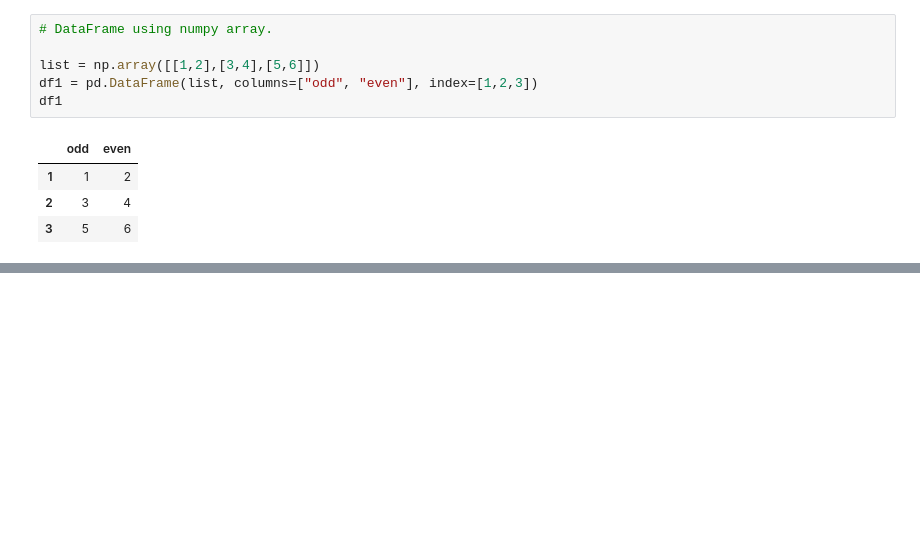
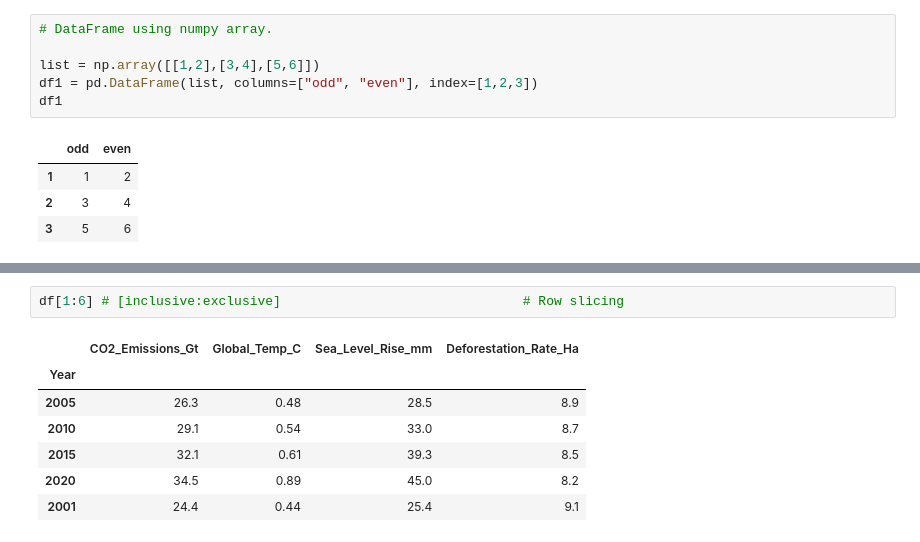
Before and after one commit to sarthakbwj/TrendTact_Py, a Jupyter notebook: pandas_basics.ipynb, the cells around one changed output, grey strips where cells are left out. Drawn from its saved outputs; the diff is of its cells as text; blank space fills up the shorter version.

```diff
--- a/pandas_basics.ipynb
+++ b/pandas_basics.ipynb
@@ -42,0 +112,10 @@ df1
+# %%
+df[1:6] # [inclusive:exclusive]                               # Row slicing
+# %% [output]
+|  | CO2_Emissions_Gt | Global_Temp_C | Sea_Level_Rise_mm | Deforestation_Rate_Ha |
+| Year |  |  |  |  |
+| 2005 | 26.3 | 0.48 | 28.5 | 8.9 |
+| 2010 | 29.1 | 0.54 | 33.0 | 8.7 |
+| 2015 | 32.1 | 0.61 | 39.3 | 8.5 |
+| 2020 | 34.5 | 0.89 | 45.0 | 8.2 |
+| 2001 | 24.4 | 0.44 | 25.4 | 9.1 |
```
Also changed, not shown: parts of 13 cells of this notebook, 2 other files.
